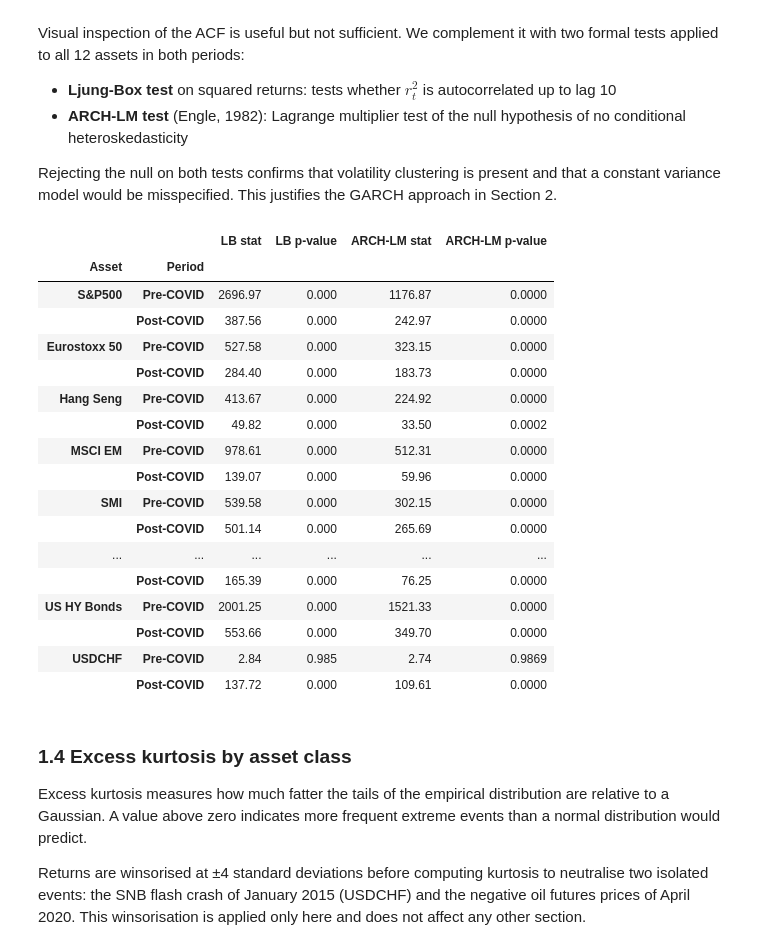
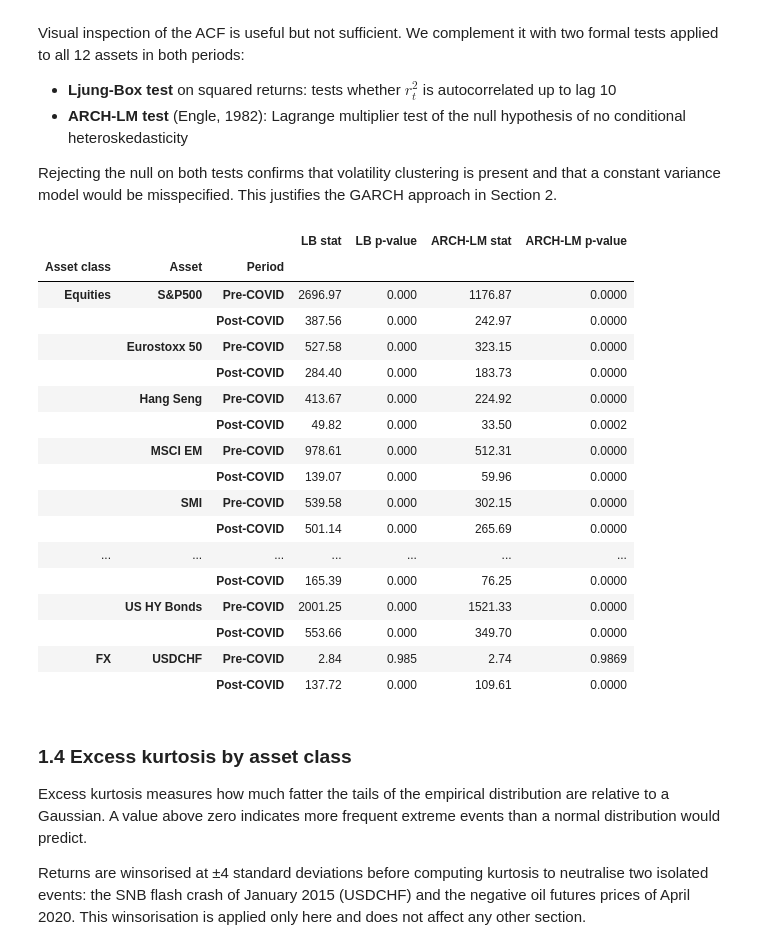
Before and after one commit to hatim8838/EMIF_PROJECT_2, a Jupyter notebook: FINAL_CODE.ipynb, the cells around one changed output. Cells and saved outputs as stored; diff of their text form; code cells hidden in the pictures.

```diff
--- a/FINAL_CODE.ipynb
+++ b/FINAL_CODE.ipynb
@@ -279,21 +279,40 @@ combined
 | US HY Bonds | 4.32 | -4.323 | 49.492 | -3.68 | 5.31 | 0.882 | ... |
 | USDCHF | 11.10 | -7.104 | 229.310 | -19.38 | 7.76 | -0.689 | ... |
 # %%
-vol_pre  = ret_pre.std()  * np.sqrt(ANNUALIZATION) * 100
-vol_post = ret_post.std() * np.sqrt(ANNUALIZATION) * 100
+# Organize by asset class
+ordered_assets = []
+ordered_labels = []
+for cat, assets in CATEGORIES.items():
+    for a in assets:
+        if a in returns.columns:
+            ordered_assets.append(a)
+            ordered_labels.append(f"{a}\n({cat})")
 
-x     = np.arange(len(returns.columns))
+vol_pre_ordered  = ret_pre[ordered_assets].std()  * np.sqrt(ANNUALIZATION) * 100
+vol_post_ordered = ret_post[ordered_assets].std() * np.sqrt(ANNUALIZATION) * 100
+
+x     = np.arange(len(ordered_assets))
 width = 0.38
 
 fig, ax = plt.subplots(figsize=(14, 5))
-ax.bar(x - width/2, vol_pre,  width, label="Pre-COVID (2010-2020)",
-       color=COLORS["pre"],  alpha=0.85)
-ax.bar(x + width/2, vol_post, width, label="Post-COVID (2020-2026)",
-       color=COLORS["post"], alpha=0.85)
+ax.bar(x - width/2, vol_pre_ordered,  width,
+       label="Pre-COVID (2010-2020)",  color=COLORS["pre"],  alpha=0.85)
+ax.bar(x + width/2, vol_post_ordered, width,
+       label="Post-COVID (2020-2026)", color=COLORS["post"], alpha=0.85)
+
+
+boundaries = []
+count = 0
+for cat, assets in CATEGORIES.items():
+    count += len([a for a in assets if a in returns.columns])
+    boundaries.append(count - 0.5)
+for b in boundaries[:-1]:
+    ax.axvline(b, color="gray", linewidth=0.8, linestyle="--", alpha=0.5)
+
 ax.set_xticks(x)
-ax.set_xticklabels(list(returns.columns), rotation=35, ha="right", fontsize=9)
+ax.set_xticklabels(ordered_labels, rotation=35, ha="right", fontsize=8)
 ax.set_ylabel("Annualised volatility (%)")
-ax.set_title("Annualised volatility — pre vs post-COVID")
+ax.set_title("Annualised volatility — pre vs post-COVID (by asset class)")
 ax.legend()
 plt.tight_layout()
 plt.savefig(FIG_DIR / "fig0_vol_comparison.png", dpi=150, bbox_inches="tight")
@@ -450,41 +469,43 @@ justifies the GARCH approach in Section 2.
 # %%
 results = []
 for asset in returns.columns:
+    cat = next((c for c, lst in CATEGORIES.items() if asset in lst), "Other")
     for label, ret in [("Pre-COVID", ret_pre), ("Post-COVID", ret_post)]:
         series = ret[asset].dropna()
         lb     = acorr_ljungbox(series**2, lags=[10], return_df=True)
         lm     = het_arch(series, nlags=10)
         results.append({
+            "Asset class"    : cat,
             "Asset"          : asset,
             "Period"         : label,
             "LB stat"        : round(lb["lb_stat"].values[0], 2),
             "LB p-value"     : round(lb["lb_pvalue"].values[0], 4),
             "ARCH-LM stat"   : round(lm[0], 2),
             "ARCH-LM p-value": round(lm[1], 4)
         })
 
-tests_df = pd.DataFrame(results).set_index(["Asset", "Period"])
+tests_df = pd.DataFrame(results).set_index(["Asset class", "Asset", "Period"])
 tests_df.to_csv(TAB_DIR / "tab1_arch_tests.csv")
 tests_df
 # %% [output]
-|  |  | LB stat | LB p-value | ARCH-LM stat | ARCH-LM p-value |
-| Asset | Period |  |  |  |  |
-| S&P500 | Pre-COVID | 2696.97 | 0.000 | 1176.87 | 0.0000 |
-|  | Post-COVID | 387.56 | 0.000 | 242.97 | 0.0000 |
-| Eurostoxx 50 | Pre-COVID | 527.58 | 0.000 | 323.15 | 0.0000 |
-|  | Post-COVID | 284.40 | 0.000 | 183.73 | 0.0000 |
-| Hang Seng | Pre-COVID | 413.67 | 0.000 | 224.92 | 0.0000 |
-|  | Post-COVID | 49.82 | 0.000 | 33.50 | 0.0002 |
-| MSCI EM | Pre-COVID | 978.61 | 0.000 | 512.31 | 0.0000 |
-|  | Post-COVID | 139.07 | 0.000 | 59.96 | 0.0000 |
-| SMI | Pre-COVID | 539.58 | 0.000 | 302.15 | 0.0000 |
-|  | Post-COVID | 501.14 | 0.000 | 265.69 | 0.0000 |
-| ... | ... | ... | ... | ... | ... |
-|  | Post-COVID | 165.39 | 0.000 | 76.25 | 0.0000 |
-| US HY Bonds | Pre-COVID | 2001.25 | 0.000 | 1521.33 | 0.0000 |
-|  | Post-COVID | 553.66 | 0.000 | 349.70 | 0.0000 |
-| USDCHF | Pre-COVID | 2.84 | 0.985 | 2.74 | 0.9869 |
-|  | Post-COVID | 137.72 | 0.000 | 109.61 | 0.0000 |
+|  |  |  | LB stat | LB p-value | ARCH-LM stat | ARCH-LM p-value |
+| Asset class | Asset | Period |  |  |  |  |
+| Equities | S&P500 | Pre-COVID | 2696.97 | 0.000 | 1176.87 | 0.0000 |
+|  |  | Post-COVID | 387.56 | 0.000 | 242.97 | 0.0000 |
+|  | Eurostoxx 50 | Pre-COVID | 527.58 | 0.000 | 323.15 | 0.0000 |
+|  |  | Post-COVID | 284.40 | 0.000 | 183.73 | 0.0000 |
+|  | Hang Seng | Pre-COVID | 413.67 | 0.000 | 224.92 | 0.0000 |
+|  |  | Post-COVID | 49.82 | 0.000 | 33.50 | 0.0002 |
+|  | MSCI EM | Pre-COVID | 978.61 | 0.000 | 512.31 | 0.0000 |
+|  |  | Post-COVID | 139.07 | 0.000 | 59.96 | 0.0000 |
+|  | SMI | Pre-COVID | 539.58 | 0.000 | 302.15 | 0.0000 |
+|  |  | Post-COVID | 501.14 | 0.000 | 265.69 | 0.0000 |
+| ... | ... | ... | ... | ... | ... | ... |
+|  |  | Post-COVID | 165.39 | 0.000 | 76.25 | 0.0000 |
+|  | US HY Bonds | Pre-COVID | 2001.25 | 0.000 | 1521.33 | 0.0000 |
+|  |  | Post-COVID | 553.66 | 0.000 | 349.70 | 0.0000 |
+| FX | USDCHF | Pre-COVID | 2.84 | 0.985 | 2.74 | 0.9869 |
+|  |  | Post-COVID | 137.72 | 0.000 | 109.61 | 0.0000 |
 # %% [markdown]
 ### 1.4 Excess kurtosis by asset class
 
```
Also changed, not shown: parts of 4 cells of this notebook, 2 other files.
